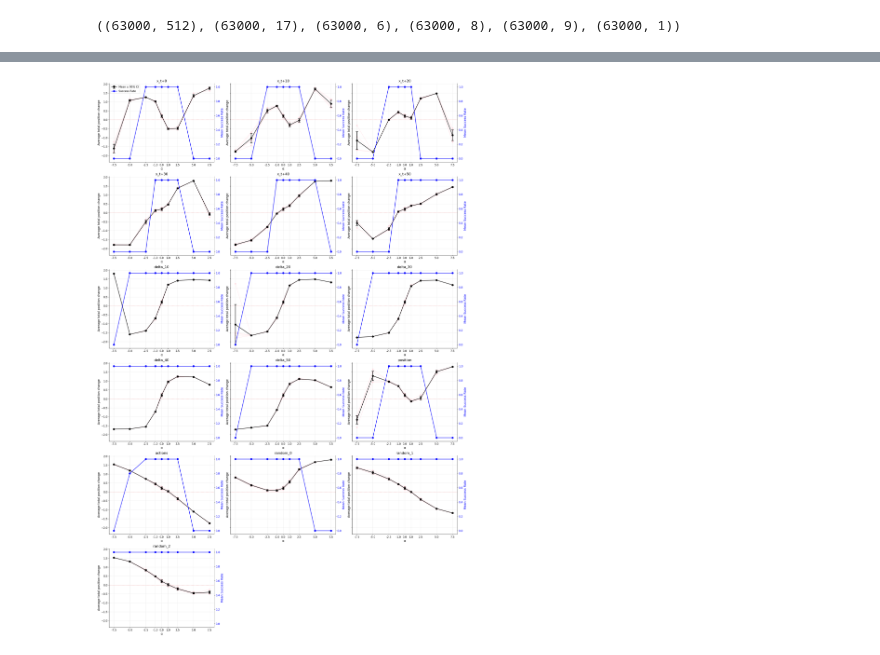
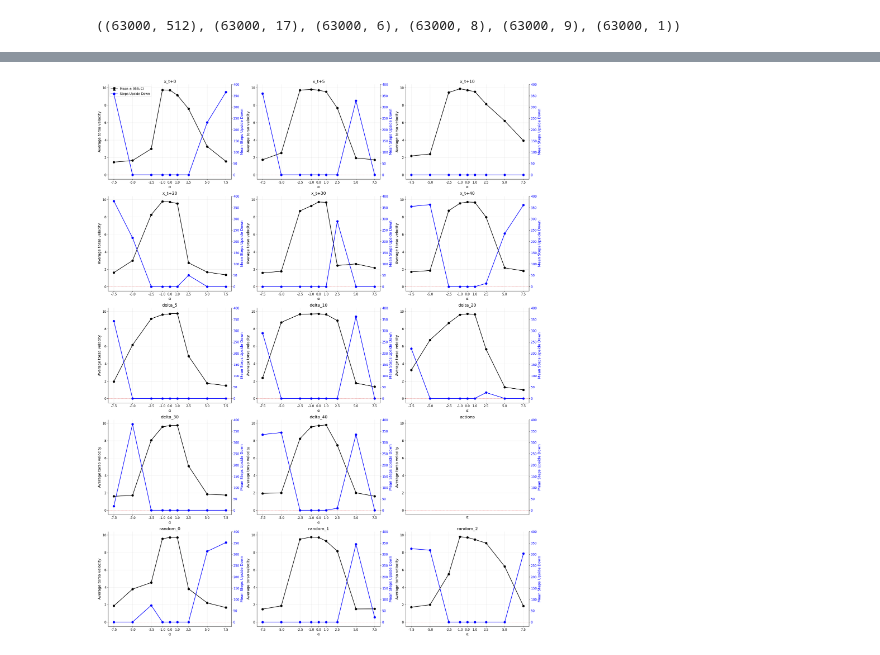
Before and after one commit to dynamical-inference/tdmpc2, a Jupyter notebook: analysis/25-12-19-steering_analysis_cheetah-velocity.ipynb, the cells around one changed output, grey strips where cells are left out. Saved outputs shown, nothing was run; the diff lists cells and outputs as text; code cells hidden in the pictures.

```diff
--- a/analysis/25-12-19-steering_analysis_cheetah-velocity.ipynb
+++ b/analysis/25-12-19-steering_analysis_cheetah-velocity.ipynb
@@ -31,5 +31,5 @@ Found 265 configurations
 # %%
-df = df[df['seed'] == 0]
-df = df[df['config_start_step'] == 0]
+df = df[df['seed'] == 1]
+df = df[df['config_start_step'] == 75]
 df.shape
 # %% [output]
@@ -52,3 +52,13 @@ z.shape, obs.shape, actions.shape, positions.shape, velocities.shape, vel_torso.
 # %%
 df['avg_vel_torso'] = df['observations'].apply(
     lambda x: np.array(x)[:, 8].mean())
+
+df['n_steps_upside_down'] = df['observations'].apply(
+    lambda x: np.sum(np.cos(np.array(x)[:, 1]) < -.5))
+
+# torso_pitch = obs[:, 1]  # qpos[1]
+# upside_down = np.cos(torso_pitch) < 0
+
+# plt.plot(upside_down)
+
+# # df['upside_down'] = upside_down
@@ -224,7 +98,7 @@ y_var = 'avg_vel_torso'
 n_cols = 3
 n_rows = (n_directions + n_cols - 1) // n_cols  # Ceiling division
 
-fig, axes = plt.subplots(n_rows, n_cols, figsize=(24, 6 * n_rows), sharey=True)
+fig, axes = plt.subplots(n_rows, n_cols, figsize=(24, 6 * n_rows))
 axes = axes.flatten() if n_directions > 1 else [axes]
 
 for idx, direction_str in enumerate(direction_strs):
@@ -237,7 +111,7 @@ for idx, direction_str in enumerate(direction_strs):
 
     # Left y-axis:
     ax1.set_xlabel('α', fontsize=14)
-    ax1.set_ylabel('Average total position change', fontsize=14)
+    ax1.set_ylabel('Average torso velocity', fontsize=14)
     ax1.axhline(y=0, color='red', linestyle='--', alpha=0.3, linewidth=1)
 
     # Plot one line per seed
@@ -282,50 +156,88 @@ for idx, direction_str in enumerate(direction_strs):
                  label='Mean ± 95% CI')
 
     ax1.tick_params(axis='y', labelcolor='black', labelsize=12)
     ax1.tick_params(axis='x', labelsize=12)
     ax1.set_xticks(alphas)
     ax1.set_xticklabels([str(a) for a in alphas])
     ax1.grid(True, alpha=0.3)
     #ax1.set_ylim(-1.75, 1.75)
 
-    # # Right y-axis: success rate
-    # ax2 = ax1.twinx()
-    # ax2.set_ylabel('Mean Success Rate', fontsize=14, color='blue')
-    # ax2.set_ylim(-0.05, 1.05)
+    # Right y-axis: number of steps upside down
+    ax2 = ax1.twinx()
+    ax2.set_ylabel('Mean Steps Upside Down', fontsize=14, color='blue')
 
-    # # Calculate success rate for each alpha
-    # success_rates = []
-    # for alpha, group in grouped:
-    #     success_rate = group['success'].mean()
-    #     success_rates.append(success_rate)
+    # Calculate mean steps upside down for each alpha
+    upside_down_means = []
+    for alpha, group in grouped:
+        upside_down_mean = group['n_steps_upside_down'].mean()
+        upside_down_means.append(upside_down_mean)
 
-    # ax2.plot(alphas,
-    #          success_rates,
-    #          'o-',
-    #          color='blue',
-    #          linewidth=2,
-    #          markersize=8,
-    #          label='Success Rate')
-    # ax2.tick_params(axis='y', labelcolor='blue', labelsize=12)
+    ax2.plot(alphas,
+             upside_down_means,
+             'o-',
+             color='blue',
+             linewidth=2,
+             markersize=8,
+             label='Steps Upside Down')
+    ax2.tick_params(axis='y', labelcolor='blue', labelsize=12)
 
-    # # Title
-    # ax1.set_title(direction_str, fontsize=16)
+    # Title
+    ax1.set_title(direction_str, fontsize=16)
 
     # Legend (only for first plot)
     if idx == 0:
         lines1, labels1 = ax1.get_legend_handles_labels()
         lines2, labels2 = ax2.get_legend_handles_labels()
         ax1.legend(lines1 + lines2,
                    labels1 + labels2,
                    loc='upper left',
                    fontsize=12)
 
+# Share y-axes across all subplots
+# Get the y-limits from all left axes
+all_y_mins = []
+all_y_maxs = []
+for idx in range(n_directions):
+    y_min, y_max = axes[idx].get_ylim()
+    all_y_mins.append(y_min)
+    all_y_maxs.append(y_max)
+
+# Set the same y-limits for all left axes
+global_y_min = min(all_y_mins)
+global_y_max = max(all_y_maxs)
+for idx in range(n_directions):
+    axes[idx].set_ylim(global_y_min, global_y_max)
+
+# Get the y-limits from all right axes
+all_y2_mins = []
+all_y2_maxs = []
+for idx in range(n_directions):
+    # Get the twin axis
+    ax2 = axes[idx].get_shared_x_axes().get_siblings(axes[idx])
+    # Actually, we need to access the twinx axes differently
+    for ax in axes[idx].figure.axes:
+        if ax.bbox.bounds == axes[idx].bbox.bounds and ax != axes[idx]:
+            y_min, y_max = ax.get_ylim()
+            all_y2_mins.append(y_min)
+            all_y2_maxs.append(y_max)
+            break
+
+# Set the same y-limits for all right axes
+if all_y2_mins and all_y2_maxs:
+    global_y2_min = min(all_y2_mins)
+    global_y2_max = max(all_y2_maxs)
+    for idx in range(n_directions):
+        for ax in axes[idx].figure.axes:
+            if ax.bbox.bounds == axes[idx].bbox.bounds and ax != axes[idx]:
+                ax.set_ylim(global_y2_min, global_y2_max)
+                break
+
 # Hide any unused subplots
 for idx in range(n_directions, len(axes)):
     axes[idx].set_visible(False)
 
 plt.tight_layout()
 sns.despine(top=True, right=False)
 plt.show()
 # %% [output]
-[figure, old version]
+[figure, new version]
```
Also changed, not shown: parts of 12 cells of this notebook, 10 other files.
